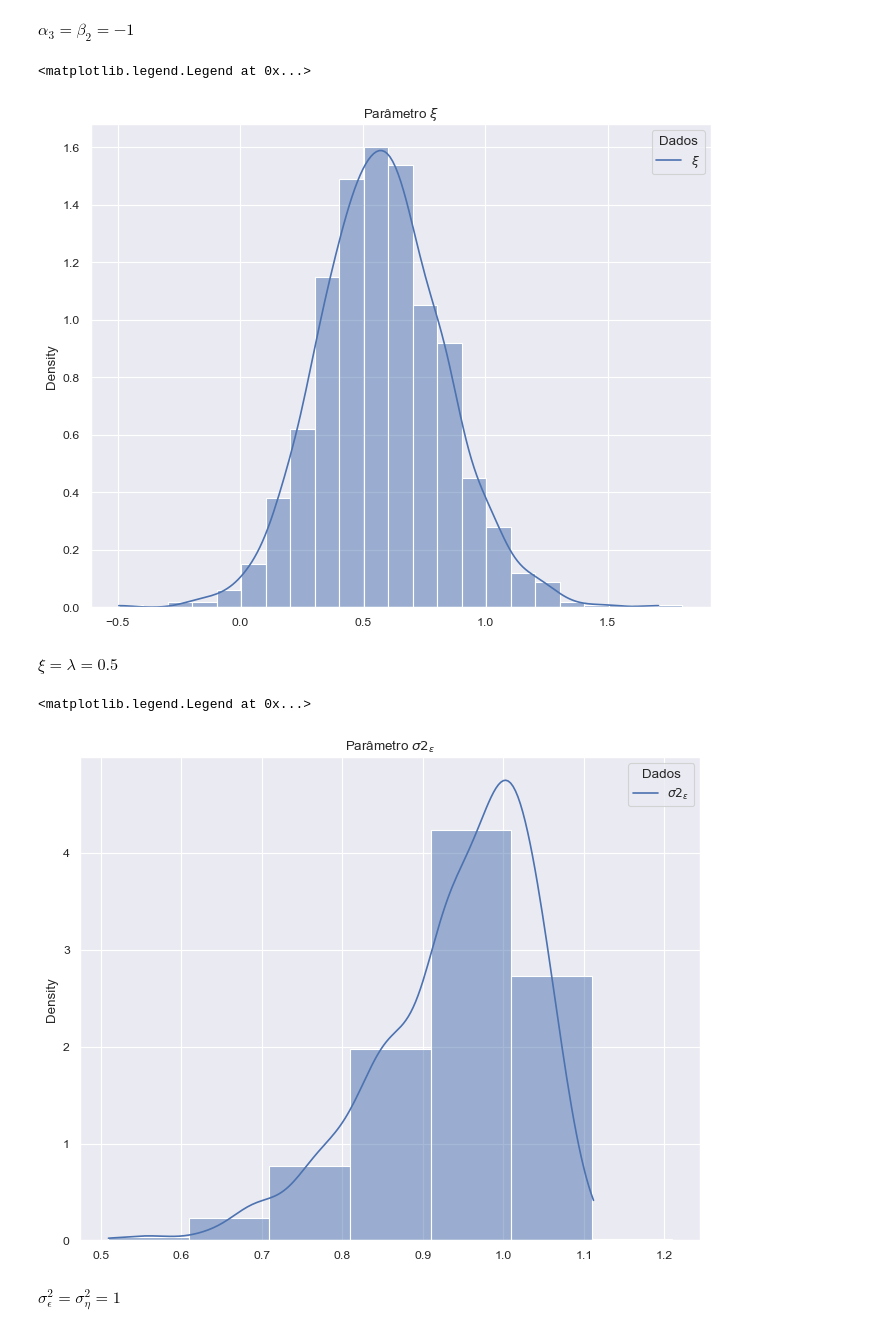
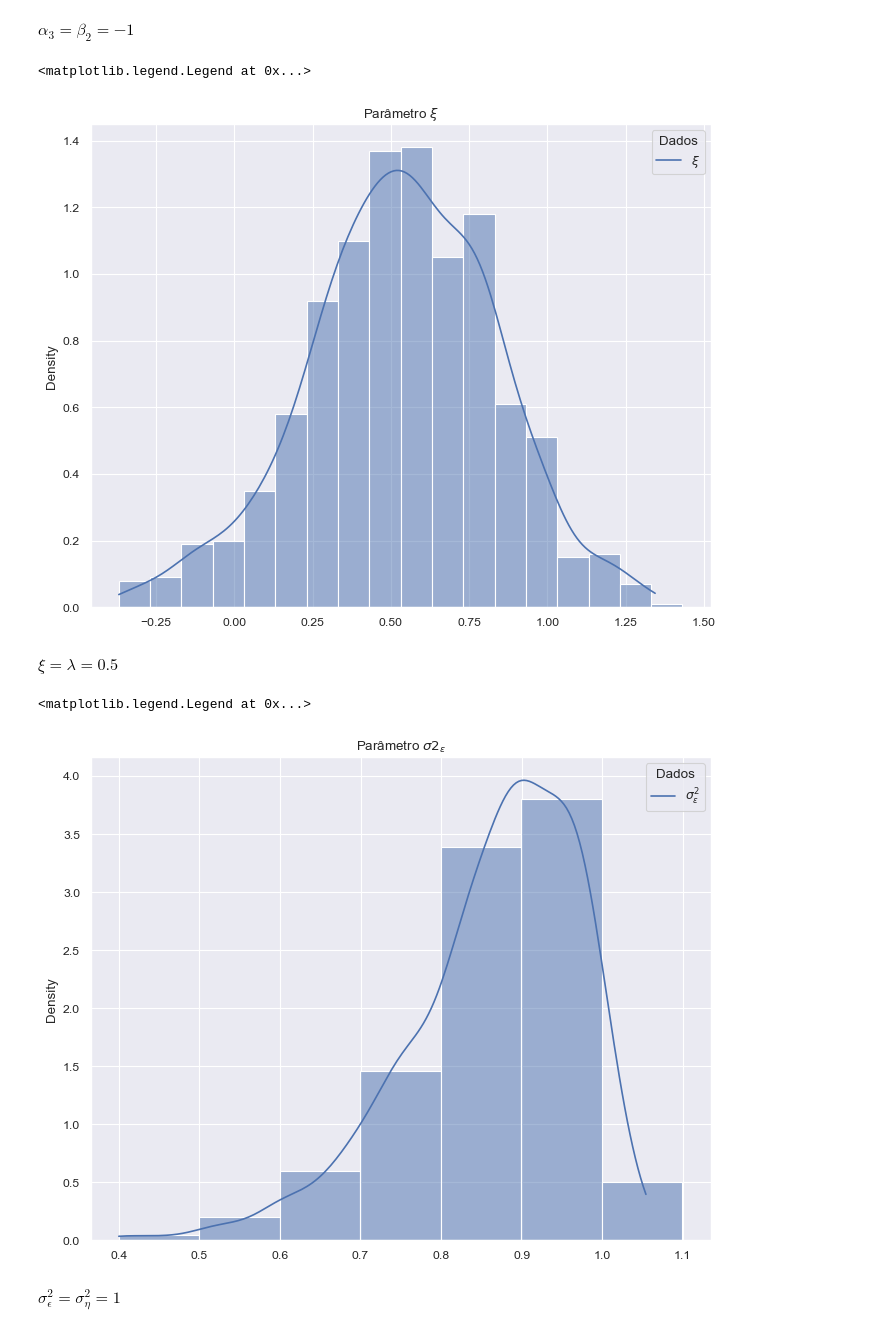
Before and after one commit to guimasuko/escolha_discreta, a Jupyter notebook: escolha_discreta.ipynb, the cells around one changed output. Saved outputs shown, nothing was run; the diff lists cells and outputs as text; code cells hidden in the pictures.

```diff
--- a/escolha_discreta.ipynb
+++ b/escolha_discreta.ipynb
@@ -358,18 +359,27 @@ Para diminuir o tempo computacional, vamos vetorizar as variáveis que temos, i.
 # %%
 # IV Instrumental Variable
 def mle_IVprobit(parametros, x1, x2, x3, y1, y2):
-   gamma, beta_1, beta_2, pi_1, pi_2, pi_3, lambdaa, sigma2_u, sigma2_v = parametros # parametros (são os outputs futuros do problema de otimização)
-   # primeiro criamos w
-   w = np.zeros(100)
-   w = ( ( gamma + lambdaa ) * y2 + ( beta_1 - lambdaa*pi_1 ) * x1 + \
-          ( beta_2 - lambdaa*pi_2 ) * x2 - lambdaa * pi_3 * x3 ) / ( sigma2_u - ( lambdaa**(2) ) * sigma2_v )
-   # agora criamos o vetor de valores, onde cada valor é o valor de uma pdf
-   ln_pdf = y1 * np.log( norm.cdf( w ) ) + ( 1 - y1 ) * np.log( 1 - norm.cdf( w ) ) \
+       # parametros (são os outputs futuros do problema de otimização)
+       gamma, beta_1, beta_2, pi_1, pi_2, pi_3, lambdaa, sigma2_u, sigma2_v = parametros
+       """
+       primeiro criamos w, depois criamos a log-likelihood
+       a log-likelihood é um vetor, onde cada entrada é o valor para um i
+       """
+       w = np.zeros(100)
+       w = ( ( gamma + lambdaa ) * y2 + ( beta_1 - lambdaa*pi_1 ) * x1 + \
+          ( beta_2 - lambdaa*pi_2 ) * x2 - lambdaa * pi_3 * x3 ) / ( ( sigma2_u - ( lambdaa**(2) ) * sigma2_v )**(1/2) )
+
+
+       ln_pdf = y1 * np.log( norm.cdf( w ) ) + ( 1 - y1 ) * np.log( 1 - norm.cdf( w ) ) \
           - (1/2) * np.log( sigma2_v ) - ( ( y2 - ( pi_1 * x1 + pi_2 * x2 + pi_3 * x3 ) )**2 / ( 2 * sigma2_v ) )
-   LL = (ln_pdf).sum()
-   # Calcula o negativo da log-likelihood
-   neg_LL = -LL
-   return neg_LL
+
+       LL = (ln_pdf).sum()
+       """
+       a log-likelihood é na verdade, a soma de todas entradas
+       calculamos o negativo dela porque em python só temos a função minimizadora
+       """
+       neg_LL = -LL
+       return neg_LL
 # %%
 # função de otimização
 def estimadores(x1, x2, x3, y1, y2, chute_inicial):
@@ -769,17 +779,17 @@ sns.histplot((estimadores_mle_[:,3]), kde=True, binwidth=0.1, stat='density').se
 plt.legend(title='Dados', loc='upper right', labels=['$ξ$'])
 # %% [output]
 <matplotlib.legend.Legend at 0x...>
-[figure, old version]
+[figure, new version]
 # %% [markdown]
 $\xi=\lambda=0.5$
 # %%
 # Plots
 plt.figure(figsize=(10, 8), dpi=80)
 sns.histplot((estimadores_mle_[:,4]), kde=True, binwidth=0.1, stat='density').set_title('Parâmetro $σ2_ε$')
-plt.legend(title='Dados', loc='upper right', labels=['$σ2_ε$'])
+plt.legend(title='Dados', loc='upper right', labels=['$σ^2_ε$'])
 # %% [output]
 <matplotlib.legend.Legend at 0x...>
-[figure, old version]
+[figure, new version]
 # %% [markdown]
 $\sigma_{\epsilon}^2 = \sigma_{\eta}^2=1$
 # %% [markdown]
```
Also changed, not shown: parts of 26 cells of this notebook.
